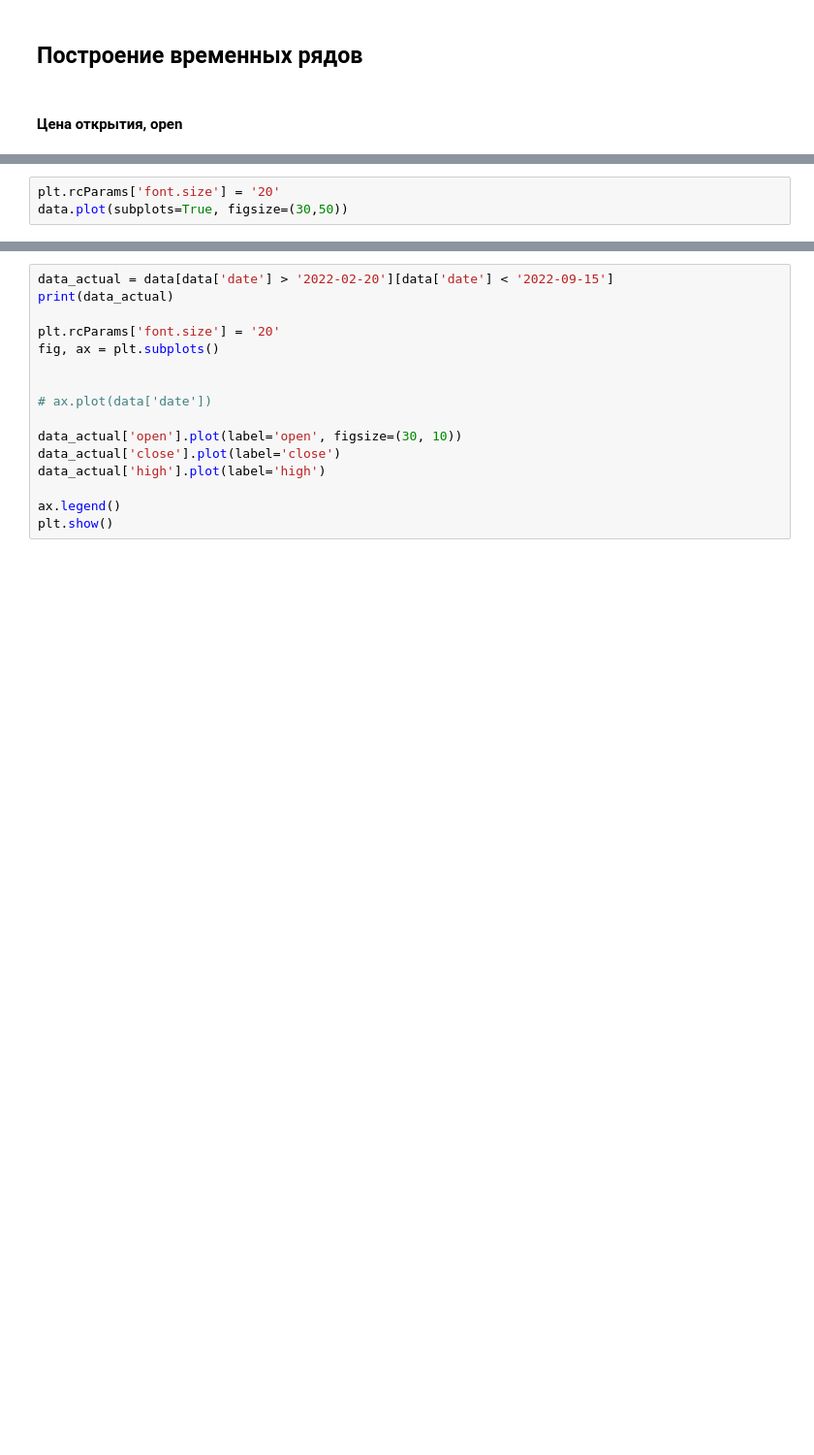
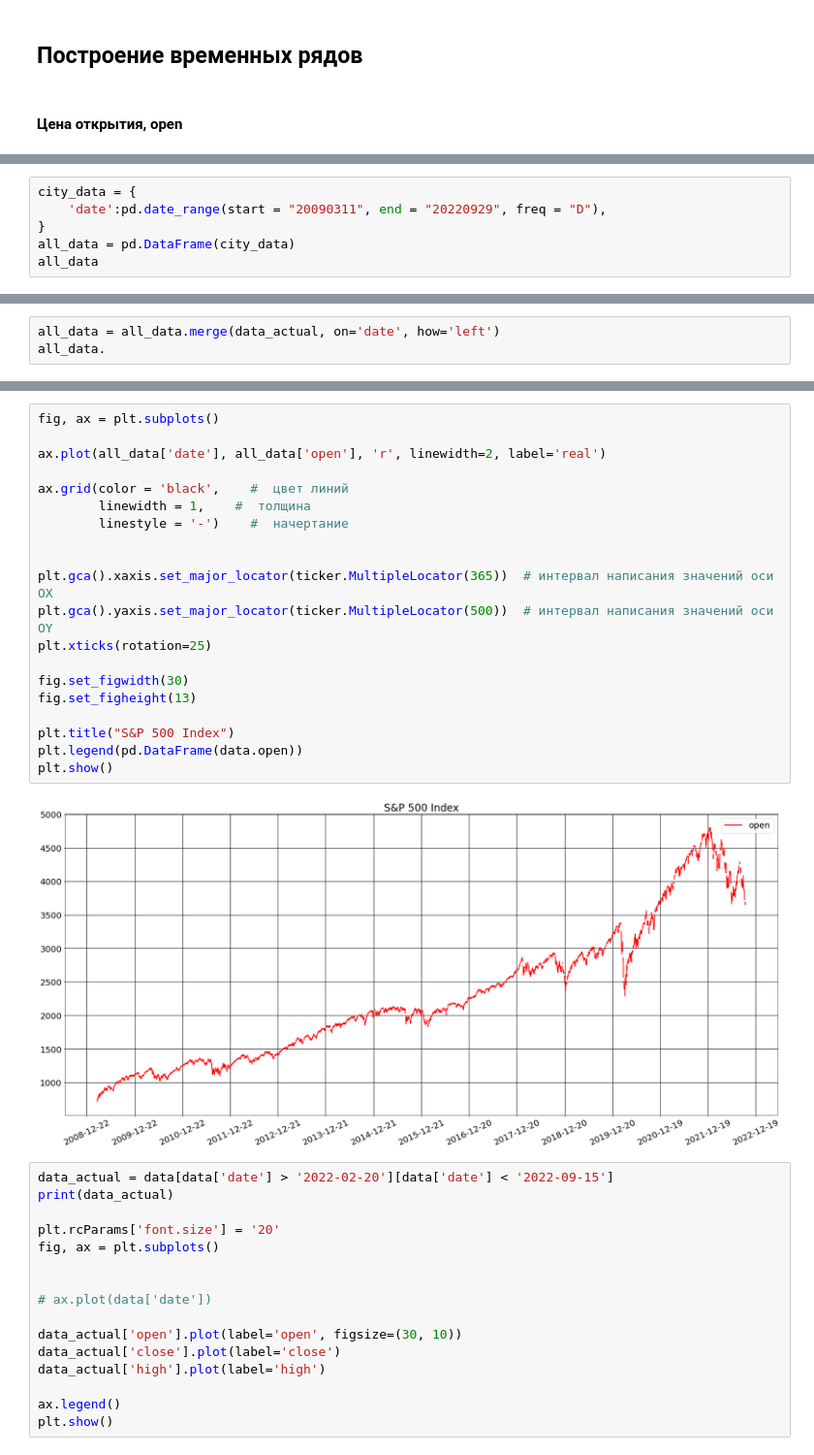
Before and after one commit to ChingisBadmaev/s_and_p_500_index_analysis, a Jupyter notebook: analysis.ipynb, the cells around one changed output, grey strips where cells are left out. Shown: that part at 97% size. Drawn from its saved outputs; the diff is of its cells as text; blank space fills up the shorter version.

```diff
--- a/analysis.ipynb
+++ b/analysis.ipynb
@@ -101,3 +124,0 @@ plt.show()
-# %%
-plt.rcParams['font.size'] = '20'
-data.plot(subplots=True, figsize=(30,50))
@@ -107,0 +127,6 @@ array([<AxesSubplot:>, <AxesSubplot:>, <AxesSubplot:>, <AxesSubplot:>,
+# %%
+city_data = {
+    'date':pd.date_range(start = "20090311", end = "20220929", freq = "D"),
+}
+all_data = pd.DataFrame(city_data)
+all_data
@@ -107,0 +147,3 @@ array([<AxesSubplot:>, <AxesSubplot:>, <AxesSubplot:>, <AxesSubplot:>,
+# %%
+all_data = all_data.merge(data_actual, on='date', how='left')
+all_data.
@@ -108,3 +181,25 @@ array([<AxesSubplot:>, <AxesSubplot:>, <AxesSubplot:>, <AxesSubplot:>,
+# %%
+fig, ax = plt.subplots()
+
+ax.plot(all_data['date'], all_data['open'], 'r', linewidth=2, label='real')
+
+ax.grid(color = 'black',    #  цвет линий
+        linewidth = 1,    #  толщина
+        linestyle = '-')    #  начертание
+
+
+plt.gca().xaxis.set_major_locator(ticker.MultipleLocator(365))  # интервал написания значений оси OX
+plt.gca().yaxis.set_major_locator(ticker.MultipleLocator(500))  # интервал написания значений оси OY
+plt.xticks(rotation=25)
+
+fig.set_figwidth(30)
+fig.set_figheight(13)
+
+plt.title("S&P 500 Index")
+plt.legend(pd.DataFrame(data.open))
+plt.show()
+# %% [output]
+[figure, added]
 # %%
 data_actual = data[data['date'] > '2022-02-20'][data['date'] < '2022-09-15']
 print(data_actual)
```
Also changed, not shown: parts of 11 cells of this notebook.
